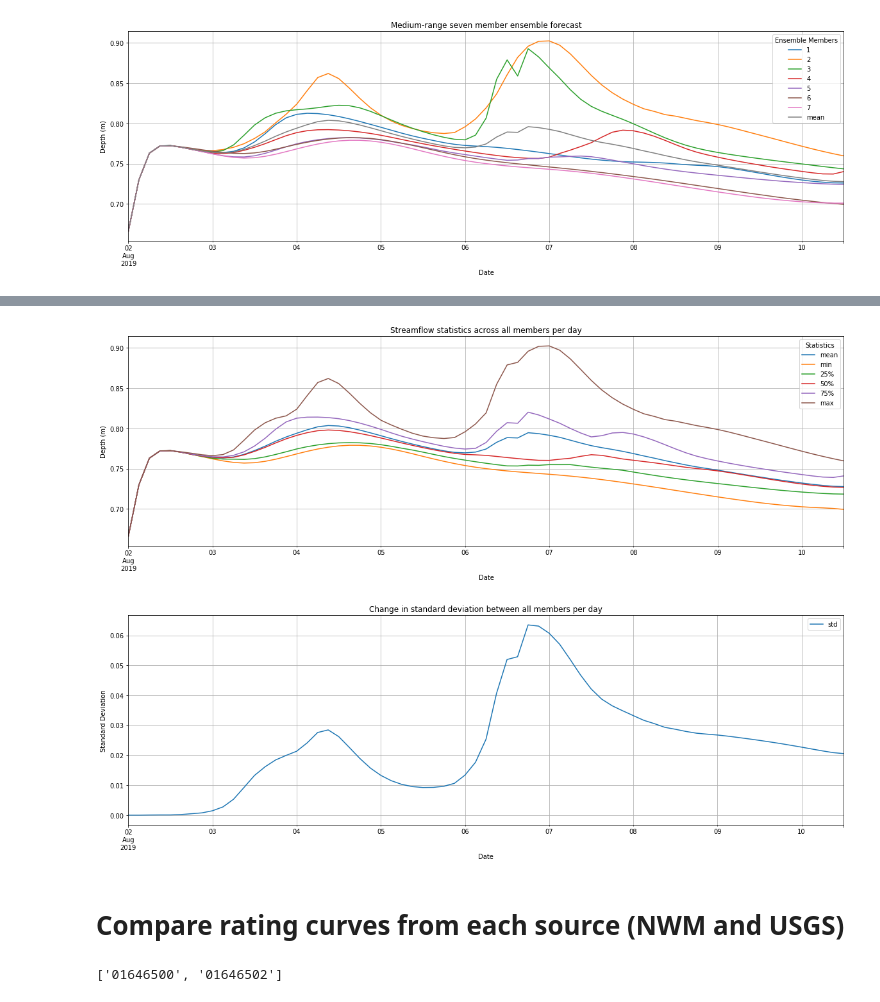
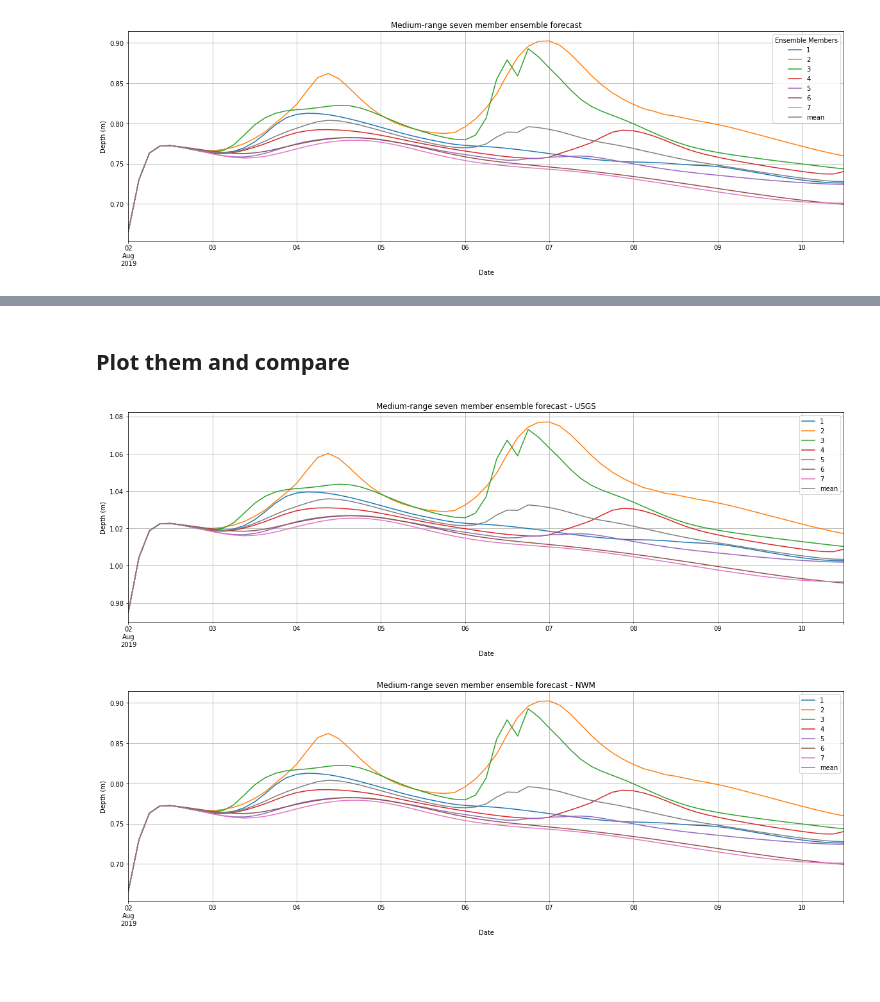
Before and after one commit to Dewberry/fcast, a Jupyter notebook: notebooks/MediumRangeForecasts.ipynb, the cells around one changed output, grey strips where cells are left out. Saved outputs shown, nothing was run; the diff lists cells and outputs as text; code cells hidden in the pictures; blank space fills up the shorter version.

Commit message:
remove redundant notebooks and rename the clean forecast versions

```diff
--- a/notebooks/MediumRangeForecasts.ipynb
+++ b/notebooks/MediumRangeForecasts.ipynb
@@ -23,6 +15,6 @@ fs = gcsfs.GCSFileSystem(project='national-water-model')
 # %%
 date = '20190802' # a date
-start_time = '00' # start at 00:00 because its easy at the moment
+start_hr = '00' # start at 00:00 because its easy at the moment
 comid = 4512772 # some small segment on the Potomac near DC
 # comid = 229757 # the South Platte River in Denver
 # comid = 7471678 # somewhere on the Mississippi River
@@ -99,0 +23,4 @@ df.head()
+# %%
+assim = Assim(fs, comid, date, start_hr)
+mr = MediumRange(fs, comid, date, start_hr)
+mr_df = mr.get_streamflow(assim.assim_time, assim.assim_flow, plot=True)
@@ -158,0 +62,3 @@ stage_stats = stage_df.T.describe()
+# %%
+f, rc_df = mr.get_NWM_rc()
+rc_df.head()
@@ -159,3 +74,5 @@ stage_stats = stage_df.T.describe()
+# %%
+stage_df = mr_df.apply(f).rename(columns={'streamflow': 'stage'})
 # %% [markdown]
 ## Plot the forecasted stage depth
 # %%
@@ -168,15 +112,14 @@ ax.set(xlabel='Date', ylabel='Depth (m)');
+# %% [markdown]
+## Plot them and compare
 # %%
-ax = stage_stats.T.drop(columns=['count', 'std']).plot(figsize=(20,6), title ='Streamflow statistics across all members per day')
-ax.legend(title='Statistics')
+ax = stage_df_usgs.plot(figsize=(20,6), title='Medium-range seven member ensemble forecast - USGS')
 ax.grid(True, which="both")
 ax.set(xlabel='Date', ylabel='Depth (m)');
 # %% [output]
-[figure, old version]
+[figure, new version]
 # %%
-ax = stage_stats.T.drop(columns=[x for x in list(stats.T.columns) if 'std' not in x]).plot(figsize=(20,6), title ='Change in standard deviation between all members per day')
+ax = stage_df.plot(figsize=(20,6), title='Medium-range seven member ensemble forecast - NWM')
 ax.grid(True, which="both")
-ax.set(xlabel='Date', ylabel='Standard Deviation');
+ax.set(xlabel='Date', ylabel='Depth (m)');
 # %% [output]
-[figure, old version]
+[figure, new version]
-# %% [markdown]
-# Compare rating curves from each source (NWM and USGS)
@@ -193,4 +125,0 @@ for k, v in usgs_nhd.items():
-# %%
-gageids
-# %% [output]
-['01646500', '01646502']
```
Also changed, not shown: parts of 41 cells of this notebook, 1 other file.
